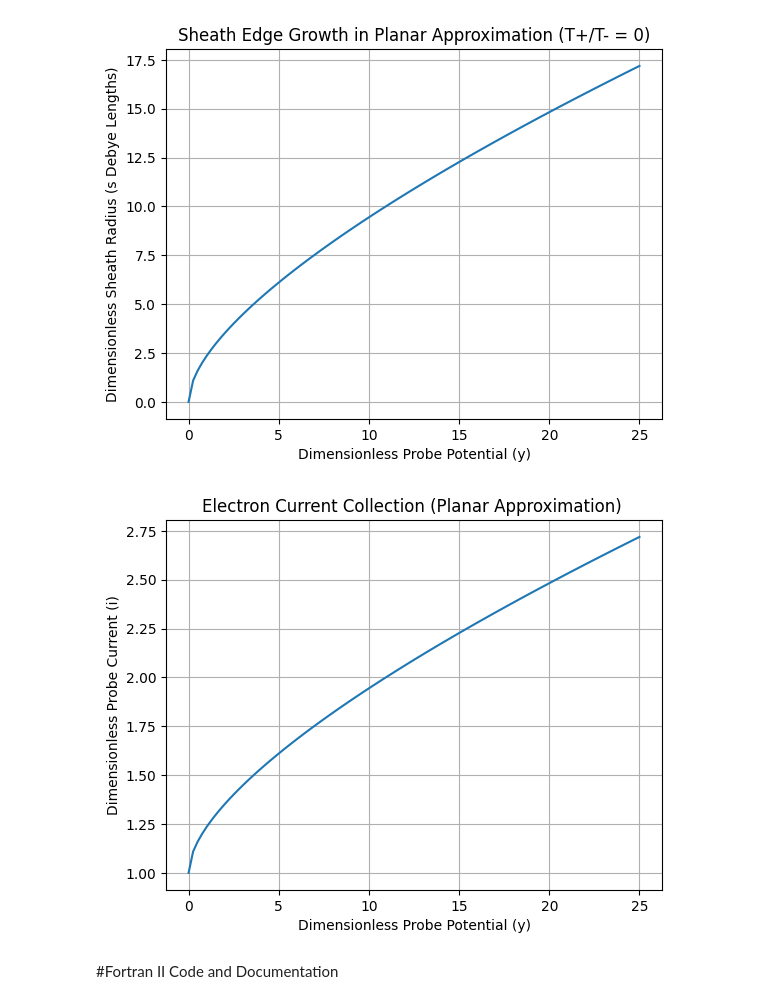
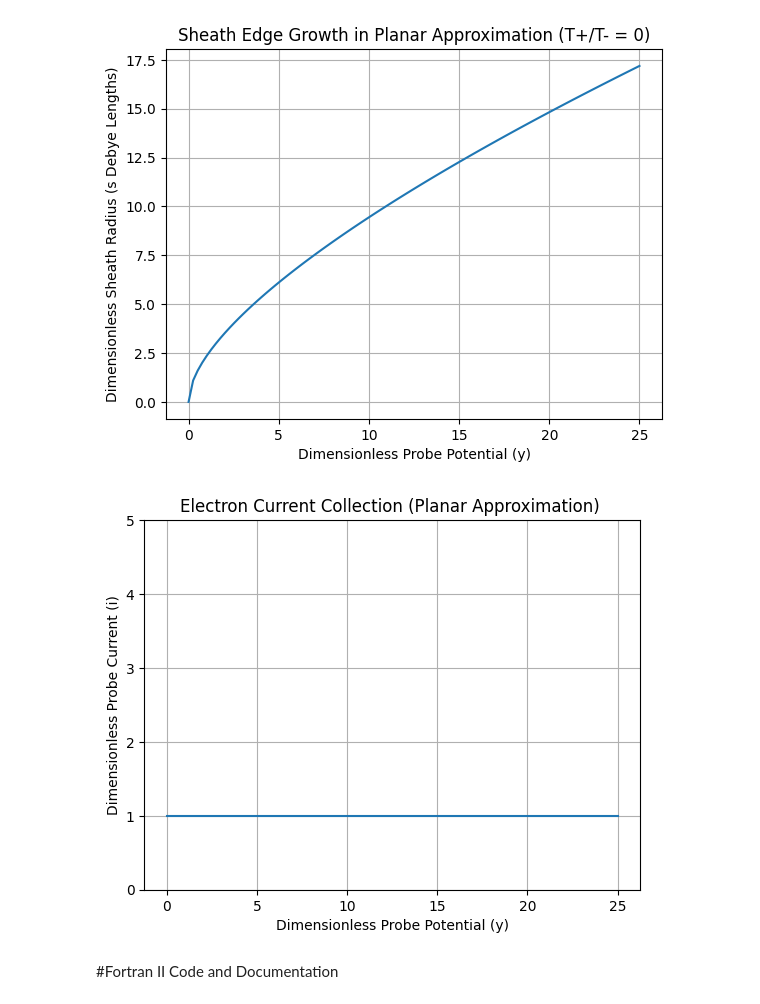
Before and after one commit to russburns/Laframboise1966Code, a Jupyter notebook: MAIN_PROGRAM_3.ipynb, the cells around one changed output. Saved outputs shown, nothing was run; the diff lists cells and outputs as text; code cells hidden in the pictures.

```diff
--- a/MAIN_PROGRAM_3.ipynb
+++ b/MAIN_PROGRAM_3.ipynb
@@ -51,19 +51,19 @@ plt.show()
 # %%
 #By F.18, i(y) = 1 + (Debye_Length/Probe_Radius)*s(y)
 #In the planar approximation, (Debye_Length/Probe_Radius) = 0. Thus, we construct the first part of collected electron probe current for T+/T-=0. As described on Page 29, these currents are upper bounds.
-#This collected current is understood to begin at the plasma potential. Here, it immediately saturates. However, Laframboise's saturation criterion is not identical to the Bohm criterion.
+#This collected current is understood to begin at the plasma potential.
 
-ratio = 1/10
+ratio = 0
 i = 1 + ratio*s
 plt.plot(y, i)
-#plt.ylim(0, 5)
+plt.ylim(0, 5)
 plt.xlabel("Dimensionless Probe Potential (y)")
 plt.ylabel("Dimensionless Probe Current (i)")
 plt.title("Electron Current Collection (Planar Approximation) ")
 plt.grid()
 plt.show()
 # %% [output]
-[figure, old version]
+[figure, new version]
 # %% [markdown]
 #Fortran II Code and Documentation
 # %% [markdown]
```
